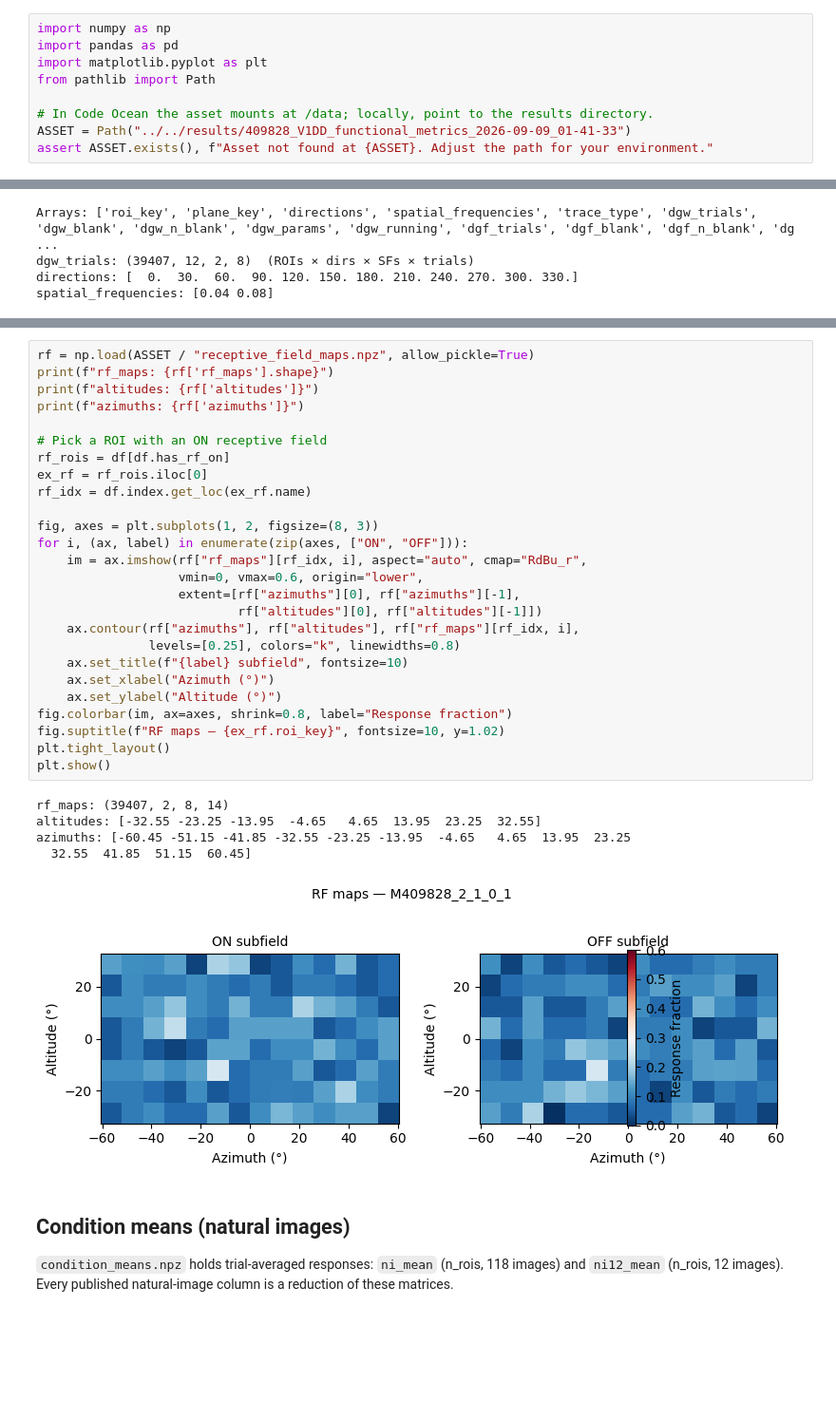
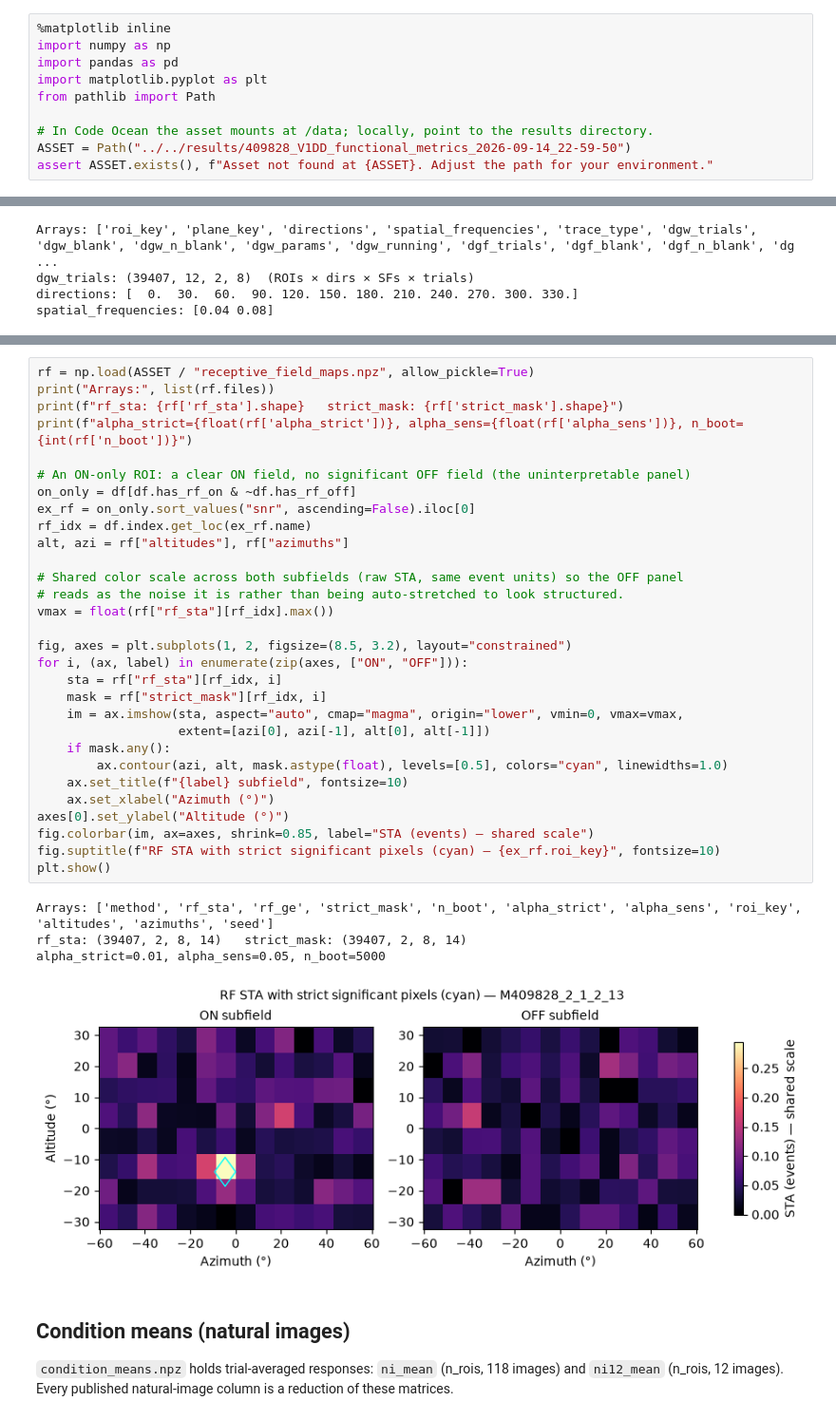
Before and after one commit to bpdanskin/v1dd-functional-metrics, a Jupyter notebook: docs/notebooks/asset_access.ipynb, the cells around one changed output, grey strips where cells are left out. Shown at 95% size. Cells and saved outputs as stored; diff of their text form; blank space fills up the shorter version.

```diff
--- a/docs/notebooks/asset_access.ipynb
+++ b/docs/notebooks/asset_access.ipynb
@@ -5,13 +5,14 @@ This notebook shows how to load and query the per-ROI metrics table and
 the three array archives that ship alongside it. See
 [outputs.md](../outputs.md) for the full column reference.
 # %%
+%matplotlib inline
 import numpy as np
 import pandas as pd
 import matplotlib.pyplot as plt
 from pathlib import Path
 
 # In Code Ocean the asset mounts at /data; locally, point to the results directory.
-ASSET = Path("../../results/409828_V1DD_functional_metrics_2026-09-09_01-41-33")
+ASSET = Path("../../results/409828_V1DD_functional_metrics_2026-09-14_22-59-50")
 assert ASSET.exists(), f"Asset not found at {ASSET}. Adjust the path for your environment."
 # %% [markdown]
 ## The per-ROI table
@@ -103,35 +117,38 @@ Values are response fractions; the pipeline thresholds at 0.25 to set `has_rf_on
 # %%
 rf = np.load(ASSET / "receptive_field_maps.npz", allow_pickle=True)
-print(f"rf_maps: {rf['rf_maps'].shape}")
-print(f"altitudes: {rf['altitudes']}")
-print(f"azimuths: {rf['azimuths']}")
+print("Arrays:", list(rf.files))
+print(f"rf_sta: {rf['rf_sta'].shape}   strict_mask: {rf['strict_mask'].shape}")
+print(f"alpha_strict={float(rf['alpha_strict'])}, alpha_sens={float(rf['alpha_sens'])}, n_boot={int(rf['n_boot'])}")
 
-# Pick a ROI with an ON receptive field
-rf_rois = df[df.has_rf_on]
-ex_rf = rf_rois.iloc[0]
+# An ON-only ROI: a clear ON field, no significant OFF field (the uninterpretable panel)
+on_only = df[df.has_rf_on & ~df.has_rf_off]
+ex_rf = on_only.sort_values("snr", ascending=False).iloc[0]
 rf_idx = df.index.get_loc(ex_rf.name)
+alt, azi = rf["altitudes"], rf["azimuths"]
 
-fig, axes = plt.subplots(1, 2, figsize=(8, 3))
+# Shared color scale across both subfields (raw STA, same event units) so the OFF panel
+# reads as the noise it is rather than being auto-stretched to look structured.
+vmax = float(rf["rf_sta"][rf_idx].max())
+
+fig, axes = plt.subplots(1, 2, figsize=(8.5, 3.2), layout="constrained")
 for i, (ax, label) in enumerate(zip(axes, ["ON", "OFF"])):
-    im = ax.imshow(rf["rf_maps"][rf_idx, i], aspect="auto", cmap="RdBu_r",
-                   vmin=0, vmax=0.6, origin="lower",
-                   extent=[rf["azimuths"][0], rf["azimuths"][-1],
-                           rf["altitudes"][0], rf["altitudes"][-1]])
-    ax.contour(rf["azimuths"], rf["altitudes"], rf["rf_maps"][rf_idx, i],
-               levels=[0.25], colors="k", linewidths=0.8)
+    sta = rf["rf_sta"][rf_idx, i]
+    mask = rf["strict_mask"][rf_idx, i]
+    im = ax.imshow(sta, aspect="auto", cmap="magma", origin="lower", vmin=0, vmax=vmax,
+                   extent=[azi[0], azi[-1], alt[0], alt[-1]])
+    if mask.any():
+        ax.contour(azi, alt, mask.astype(float), levels=[0.5], colors="cyan", linewidths=1.0)
     ax.set_title(f"{label} subfield", fontsize=10)
     ax.set_xlabel("Azimuth (°)")
-    ax.set_ylabel("Altitude (°)")
-fig.colorbar(im, ax=axes, shrink=0.8, label="Response fraction")
-fig.suptitle(f"RF maps — {ex_rf.roi_key}", fontsize=10, y=1.02)
-plt.tight_layout()
+axes[0].set_ylabel("Altitude (°)")
+fig.colorbar(im, ax=axes, shrink=0.85, label="STA (events) — shared scale")
+fig.suptitle(f"RF STA with strict significant pixels (cyan) — {ex_rf.roi_key}", fontsize=10)
 plt.show()
 # %% [output]
-rf_maps: (39407, 2, 8, 14)
-altitudes: [-32.55 -23.25 -13.95  -4.65   4.65  13.95  23.25  32.55]
-azimuths: [-60.45 -51.15 -41.85 -32.55 -23.25 -13.95  -4.65   4.65  13.95  23.25
-  32.55  41.85  51.15  60.45]
+Arrays: ['method', 'rf_sta', 'rf_ge', 'strict_mask', 'n_boot', 'alpha_strict', 'alpha_sens', 'roi_key', 'altitudes', 'azimuths', 'seed']
+rf_sta: (39407, 2, 8, 14)   strict_mask: (39407, 2, 8, 14)
+alpha_strict=0.01, alpha_sens=0.05, n_boot=5000
-[figure, old version]
+[figure, new version]
 # %% [markdown]
 ## Condition means (natural images)
 
```
Also changed, not shown: parts of 13 cells of this notebook, 2 other files.
